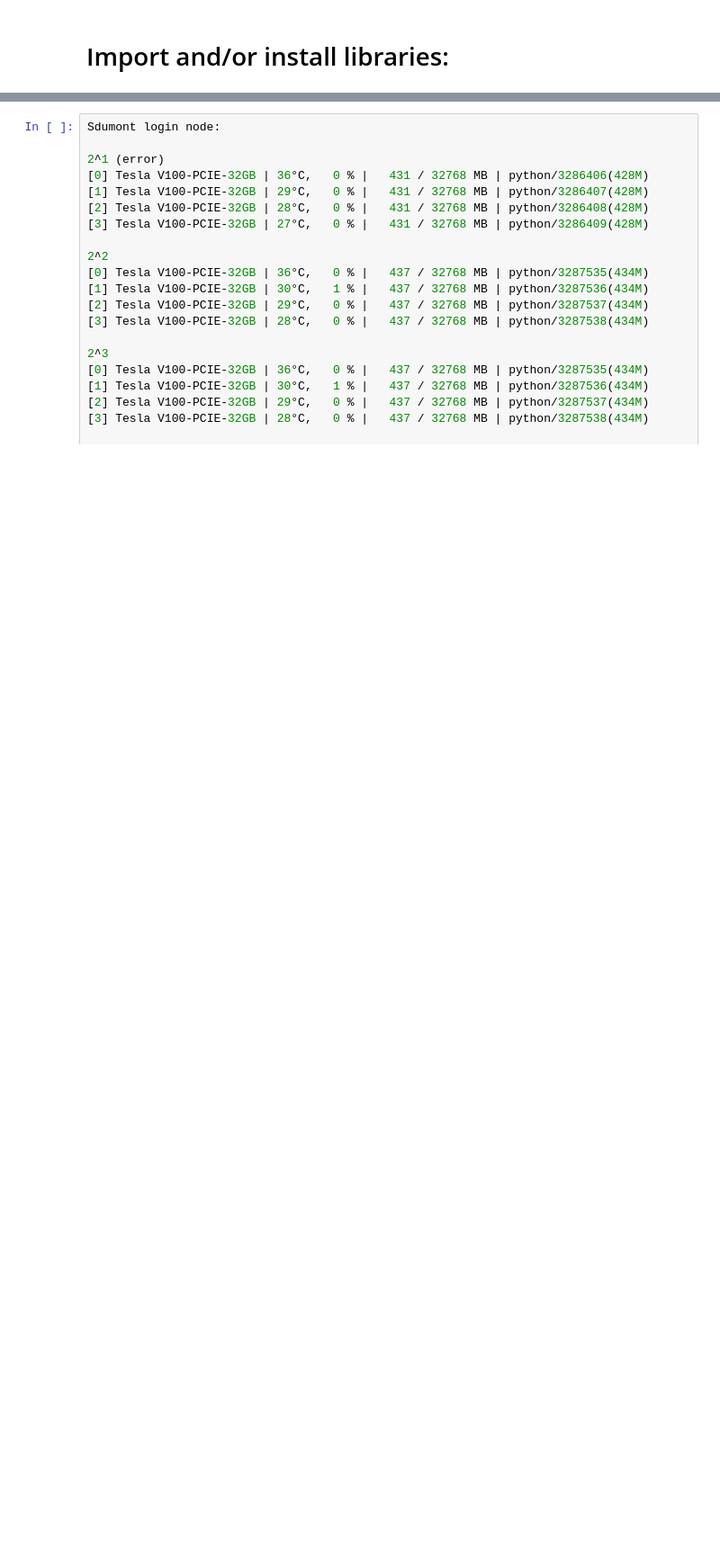
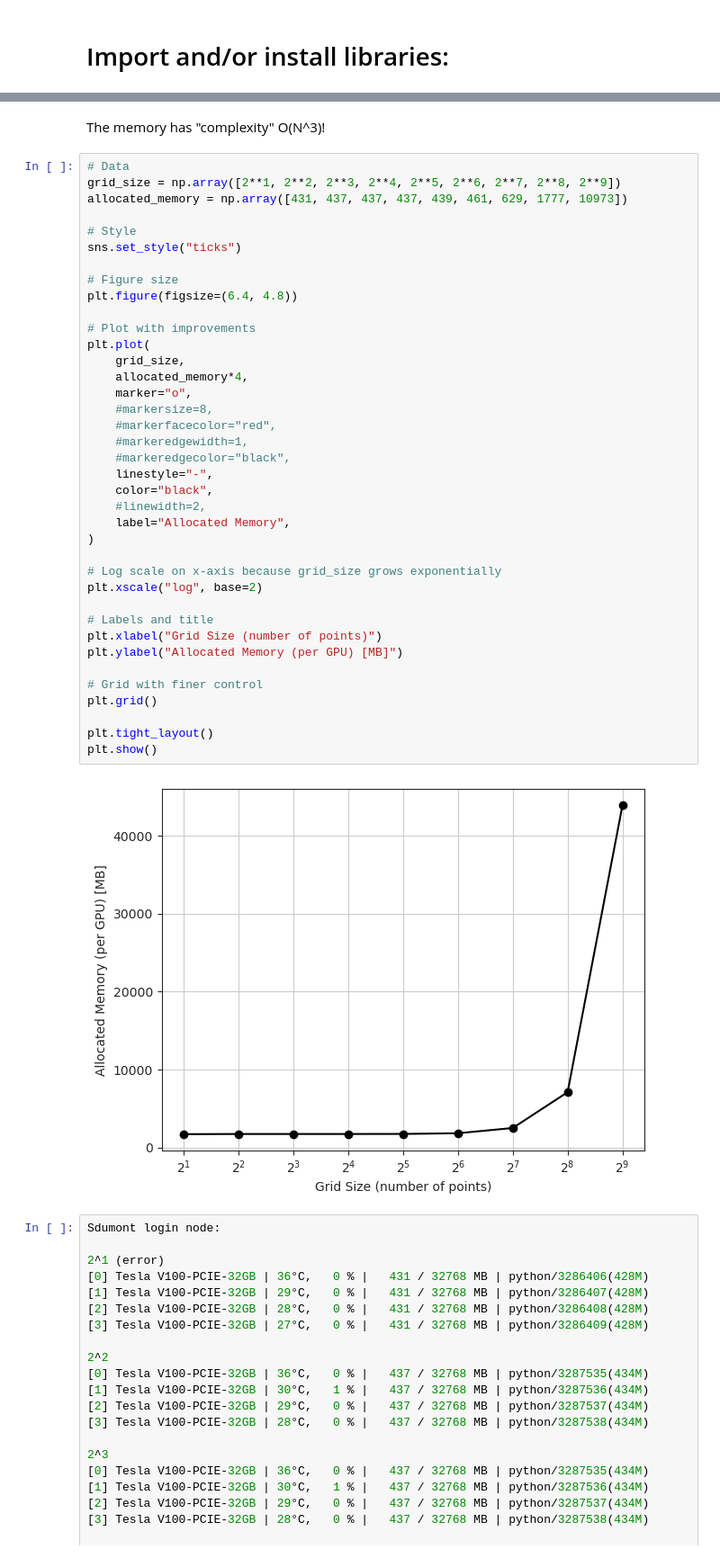
Before and after one commit to adsmendesdaniel/PyTurbulence, a Jupyter notebook: Data_analysis/memory_estimation.ipynb, the cells around one changed output, grey strips where cells are left out. Shown at 90% size. Saved outputs shown, nothing was run; the diff lists cells and outputs as text; blank space fills up the shorter version.

```diff
--- a/Data_analysis/memory_estimation.ipynb
+++ b/Data_analysis/memory_estimation.ipynb
@@ -3,3 +53,45 @@
+# %% [markdown]
+The memory has "complexity" O(N^3)!
+# %%
+# Data
+grid_size = np.array([2**1, 2**2, 2**3, 2**4, 2**5, 2**6, 2**7, 2**8, 2**9])
+allocated_memory = np.array([431, 437, 437, 437, 439, 461, 629, 1777, 10973])
+
+# Style
+sns.set_style("ticks")
+
+# Figure size
+plt.figure(figsize=(6.4, 4.8))
+
+# Plot with improvements
+plt.plot(
+    grid_size,
+    allocated_memory*4,
+    marker="o",
+    #markersize=8,
+    #markerfacecolor="red",
+    #markeredgewidth=1,
+    #markeredgecolor="black",
+    linestyle="-",
+    color="black",
+    #linewidth=2,
+    label="Allocated Memory",
+)
+
+# Log scale on x-axis because grid_size grows exponentially
+plt.xscale("log", base=2)
+
+# Labels and title
+plt.xlabel("Grid Size (number of points)")
+plt.ylabel("Allocated Memory (per GPU) [MB]")
+
+# Grid with finer control
+plt.grid()
+
+plt.tight_layout()
+plt.show()
+# %% [output]
+[figure, added]
 # %%
 Sdumont login node:
 
```
Also changed, not shown: parts of 4 cells of this notebook.
